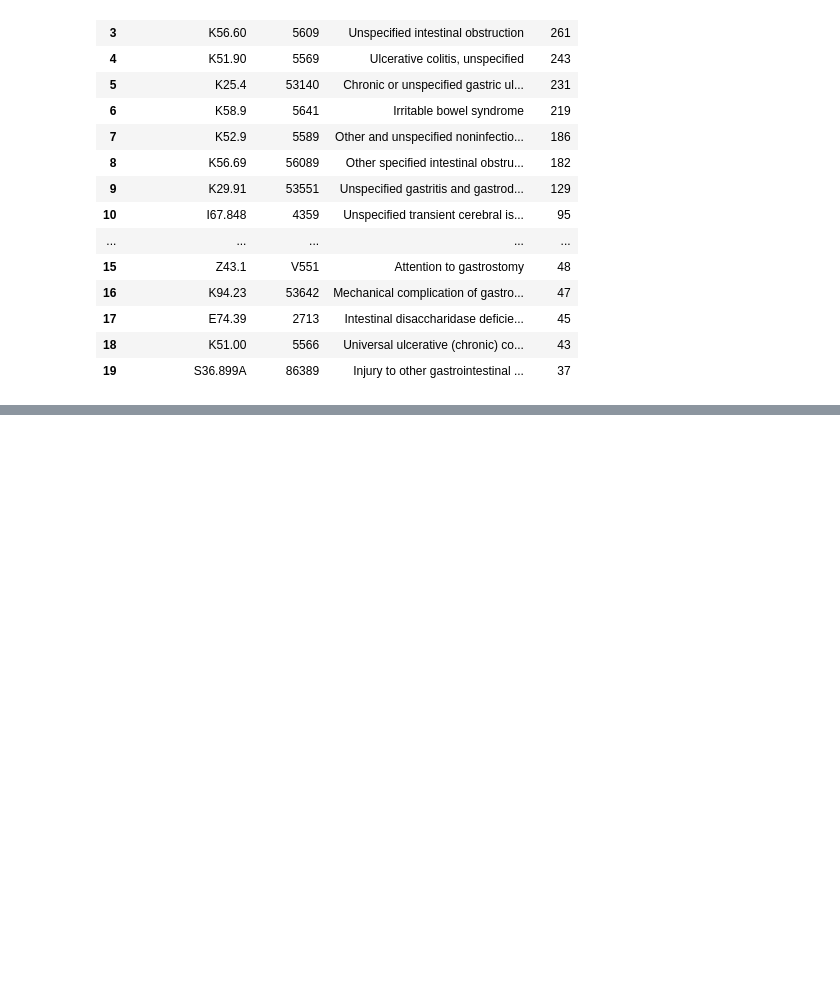
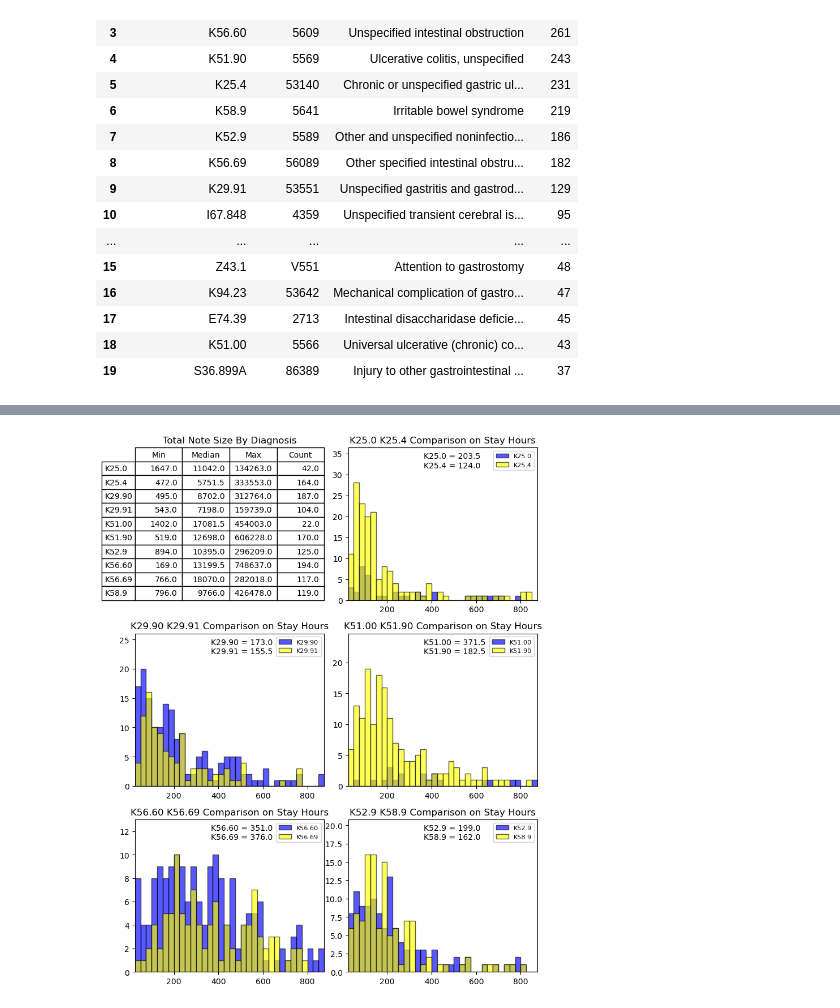
Before and after one commit to rdpratti/Medical-MIMIC-Research, a Jupyter notebook: Notebooks/MIMIC-Notes-EDA.ipynb, the cells around one changed output, grey strips where cells are left out. Drawn from its saved outputs; the diff is of its cells as text; code cells hidden in the pictures; blank space fills up the shorter version.

```diff
--- a/Notebooks/MIMIC-Notes-EDA.ipynb
+++ b/Notebooks/MIMIC-Notes-EDA.ipynb
@@ -1040,0 +885,7 @@ pd_notes.to_parquet(path + 'pd_notes.snappy.parquet',compression='snappy',index=
+# %%
+#find min, mean, and max of note size per diagnosis prior to cleanup work
+
+#lnotes = pn_full_notes.groupby(['primary_icd10_code']).agg({'note_length':['min','mean', 'max', 'count']}).round(1)
+lnotes = intsl_notes.groupby(['primary_icd10_code']).agg(min=('note_length', 'min'), median=('note_length','median'),
+                                                            max=('note_length','max') , count=('hadm_id','count')).round(1)
+lnotes
@@ -1040,0 +907,53 @@ pd_notes.to_parquet(path + 'pd_notes.snappy.parquet',compression='snappy',index=
+# %%
+import matplotlib.pyplot as plt
+import pandas as pd
+
+
+figure, axis = plt.subplots(nrows=3, ncols=2, figsize=(8, 10))
+figure.tight_layout() # Or equivalently,  "plt.tight_layout()"
+plt.subplots_adjust(hspace=0.5)
+
+bbox = [0, 0, 1, 1]
+axis[0,0].axis('tight')
+axis[0,0].axis('off')
+axis[0,0].set_title('Total Note Size By Diagnosis')
+clabels = ['Min', 'Median', 'Max', 'Count']
+mpl_table = axis[0,0].table(cellText=lnotes.values, rowLabels=lnotes.index, bbox=bbox, colLabels=clabels)
+mpl_table.auto_set_font_size(False)
+mpl_table.set_fontsize(10)
+mpl_table.scale(4,4)
+
+
+
+icd_codes = {'K25.0':'K25.4','K29.90':'K29.91','K51.00':'K51.90', 'K56.60':'K56.69','K52.9':'K58.9'}
+
+abins = range(25,900,25)
+kwargs = dict(alpha=0.65, bins=abins)
+
+x_row = 0
+x_col = 1
+
+for code_1, code_2 in icd_codes.items():
+
+    xm = intsl_notes.loc[(intsl_notes['primary_icd10_code'].str.contains(code_1)),'stay_hours']
+    xs = intsl_notes.loc[(intsl_notes['primary_icd10_code'].str.contains(code_2)),'stay_hours']
+
+    atext = code_1 + ' = ' + str(xm.median())
+    btext = code_2 + ' = ' + str(xs.median())
+
+    axis[x_row,x_col].hist(xm, **kwargs, color='blue', edgecolor='black',label=str(code_1))
+    axis[x_row,x_col].hist(xs, **kwargs, color='yellow', edgecolor='black',label=str(code_2))
+    xtitle = code_1 + ' ' + code_2 + ' Comparison on Stay Hours'
+    axis[x_row,x_col].text(0.40, 0.97, atext, horizontalalignment='left', verticalalignment='top', transform=axis[x_row,x_col].transAxes)
+    axis[x_row,x_col].text(0.40, 0.91, btext, horizontalalignment='left', verticalalignment='top', transform=axis[x_row,x_col].transAxes)
+    axis[x_row,x_col].legend(fontsize="8")
+    axis[x_row,x_col].set_title(xtitle)
+    axis[x_row,x_col].margins(0,0.30)
+    if x_col == 0:
+        x_col += 1
+    else:
+        x_row += 1
+        x_col = 0
+plt.show()
+# %% [output]
+[figure, added]
```
Also changed, not shown: parts of 23 cells of this notebook.
